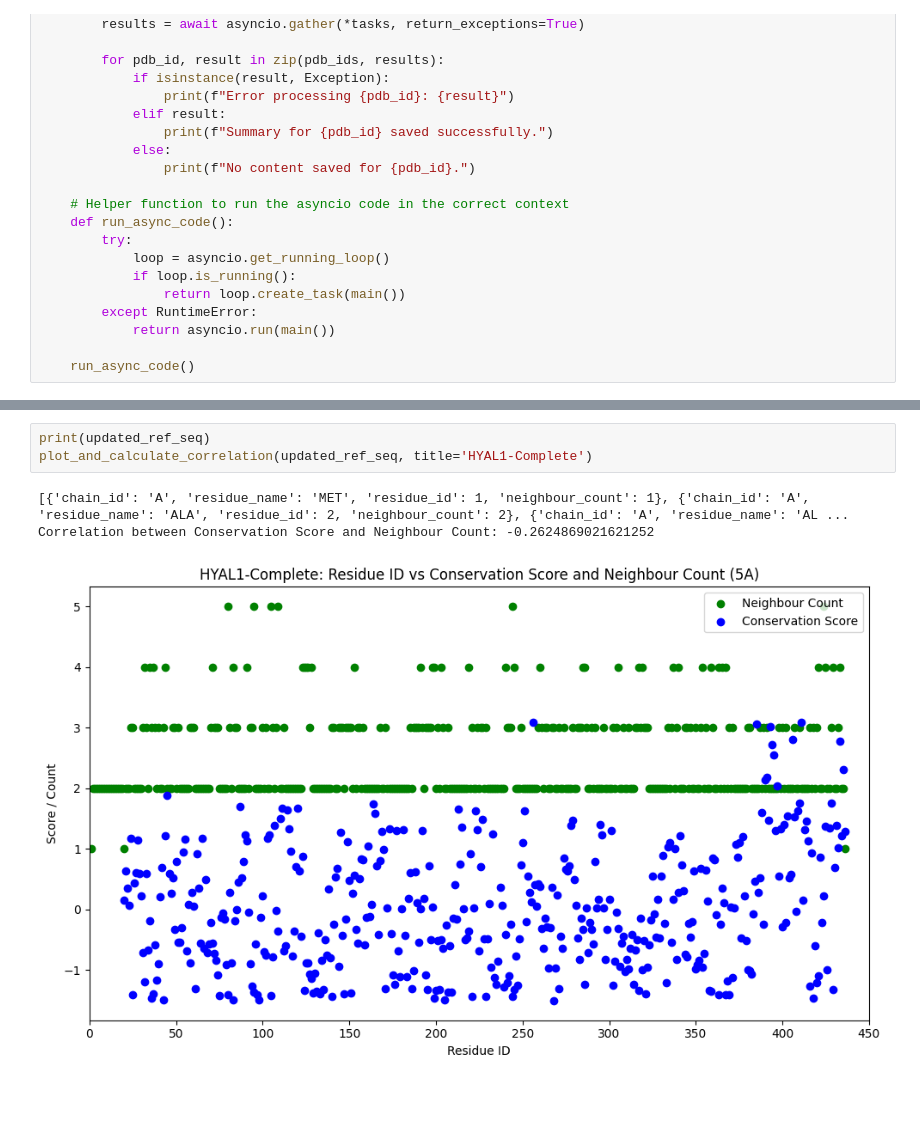
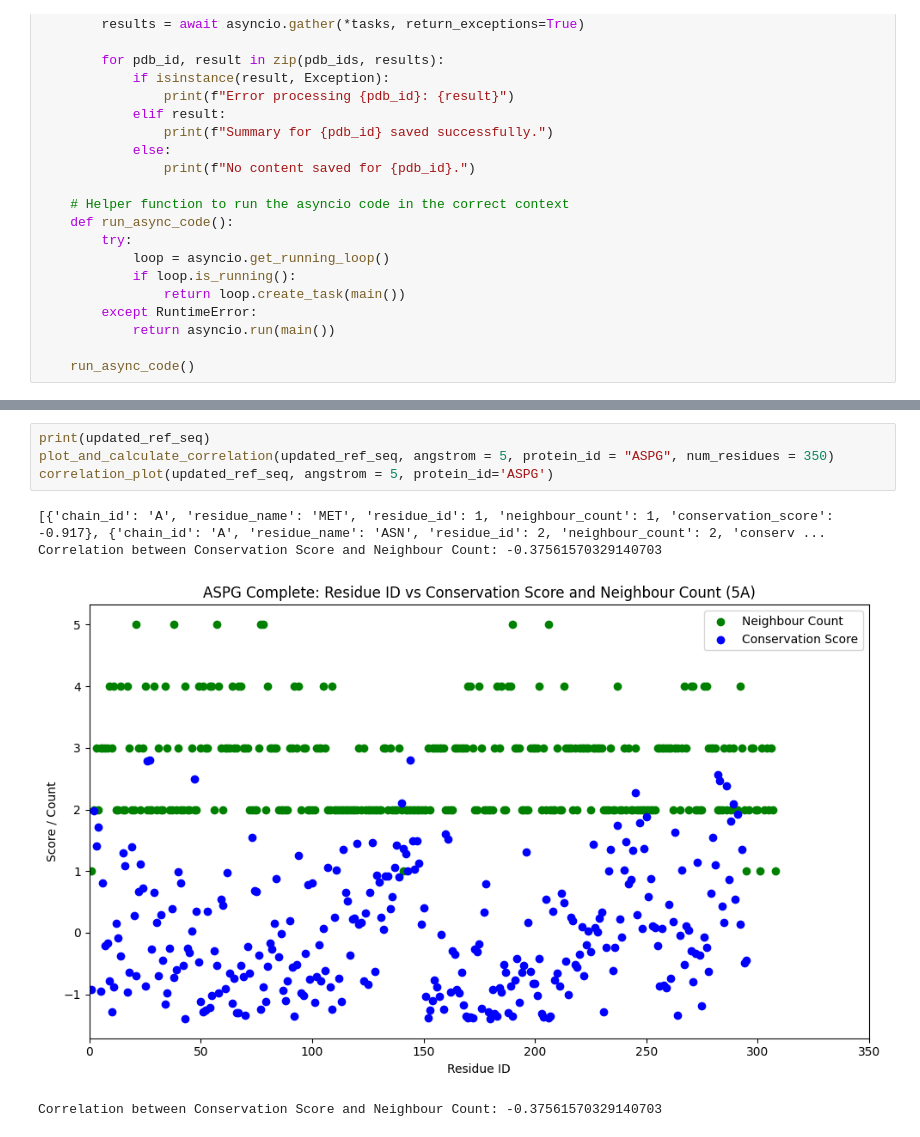
Before and after one commit to seahhening/Protein-LM, a Jupyter notebook: Documents/N-neighbour (submission)/submission_v0.3.ipynb, the cells around one changed output, grey strips where cells are left out. Saved outputs shown, nothing was run; the diff lists cells and outputs as text; blank space fills up the shorter version.

```diff
--- a/Documents/N-neighbour (submission)/submission_v0.3.ipynb
+++ b/Documents/N-neighbour (submission)/submission_v0.3.ipynb
@@ -362,7 +497,9 @@ Correlation between Conservation Score and Neighbour Count: -0.2624869021621252
-# %%
-print(updated_ref_seq)
-plot_and_calculate_correlation(updated_ref_seq, title='HYAL1-Complete')
-# %% [output]
-[{'chain_id': 'A', 'residue_name': 'MET', 'residue_id': 1, 'neighbour_count': 1}, {'chain_id': 'A', 'residue_name': 'ALA', 'residue_id': 2, 'neighbour_count': 2}, {'chain_id': 'A', 'residue_name': 'AL ...
-Correlation between Conservation Score and Neighbour Count: -0.2624869021621252
-[figure, removed]
+# %%
+print(updated_ref_seq)
+plot_and_calculate_correlation(updated_ref_seq, angstrom = 5, protein_id = "ASPG", num_residues = 350)
+correlation_plot(updated_ref_seq, angstrom = 5, protein_id='ASPG')
+# %% [output]
+[{'chain_id': 'A', 'residue_name': 'MET', 'residue_id': 1, 'neighbour_count': 1, 'conservation_score': -0.917}, {'chain_id': 'A', 'residue_name': 'ASN', 'residue_id': 2, 'neighbour_count': 2, 'conserv ...
+Correlation between Conservation Score and Neighbour Count: -0.37561570329140703
+[figure, added]
+Correlation between Conservation Score and Neighbour Count: -0.37561570329140703
```
Also changed, not shown: parts of 7 cells of this notebook, 37 other files.
